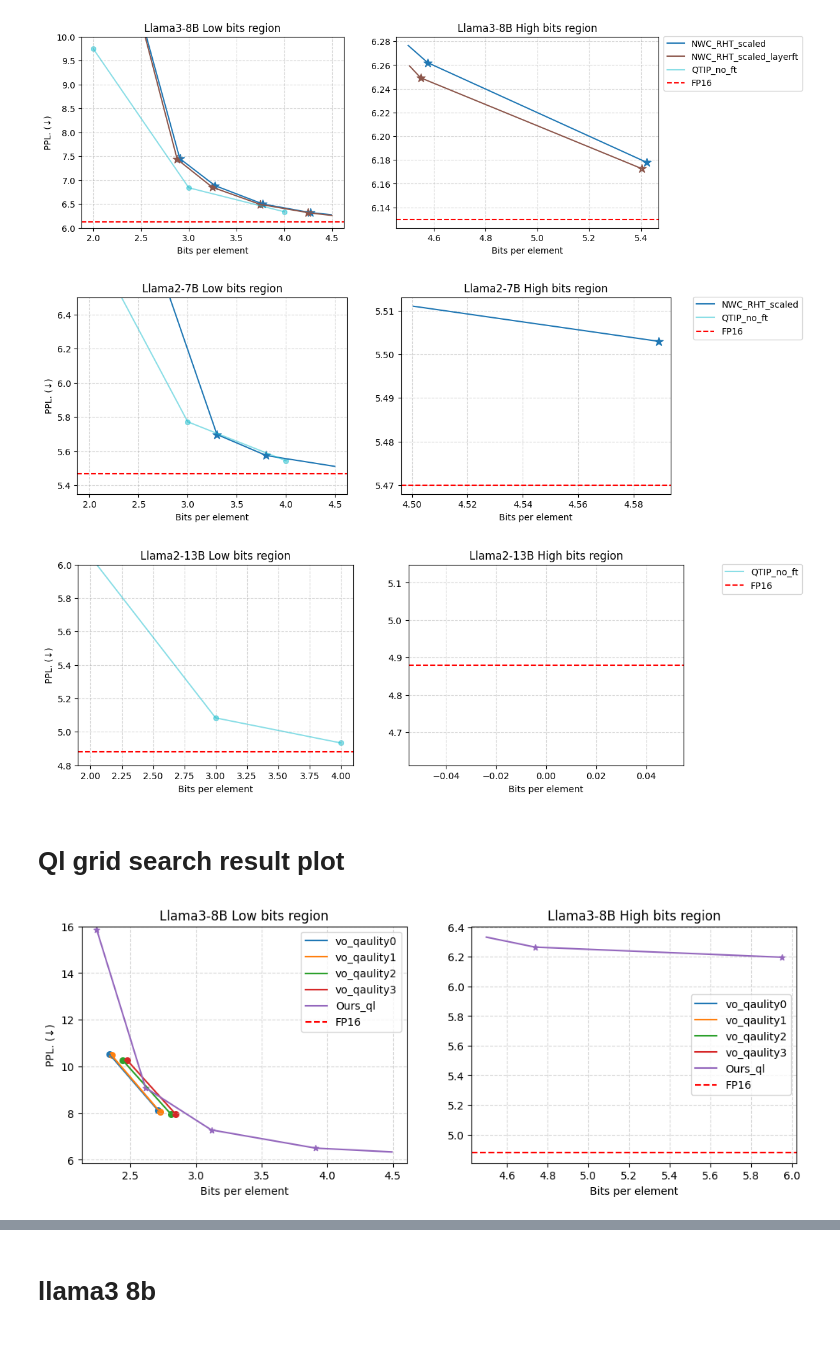
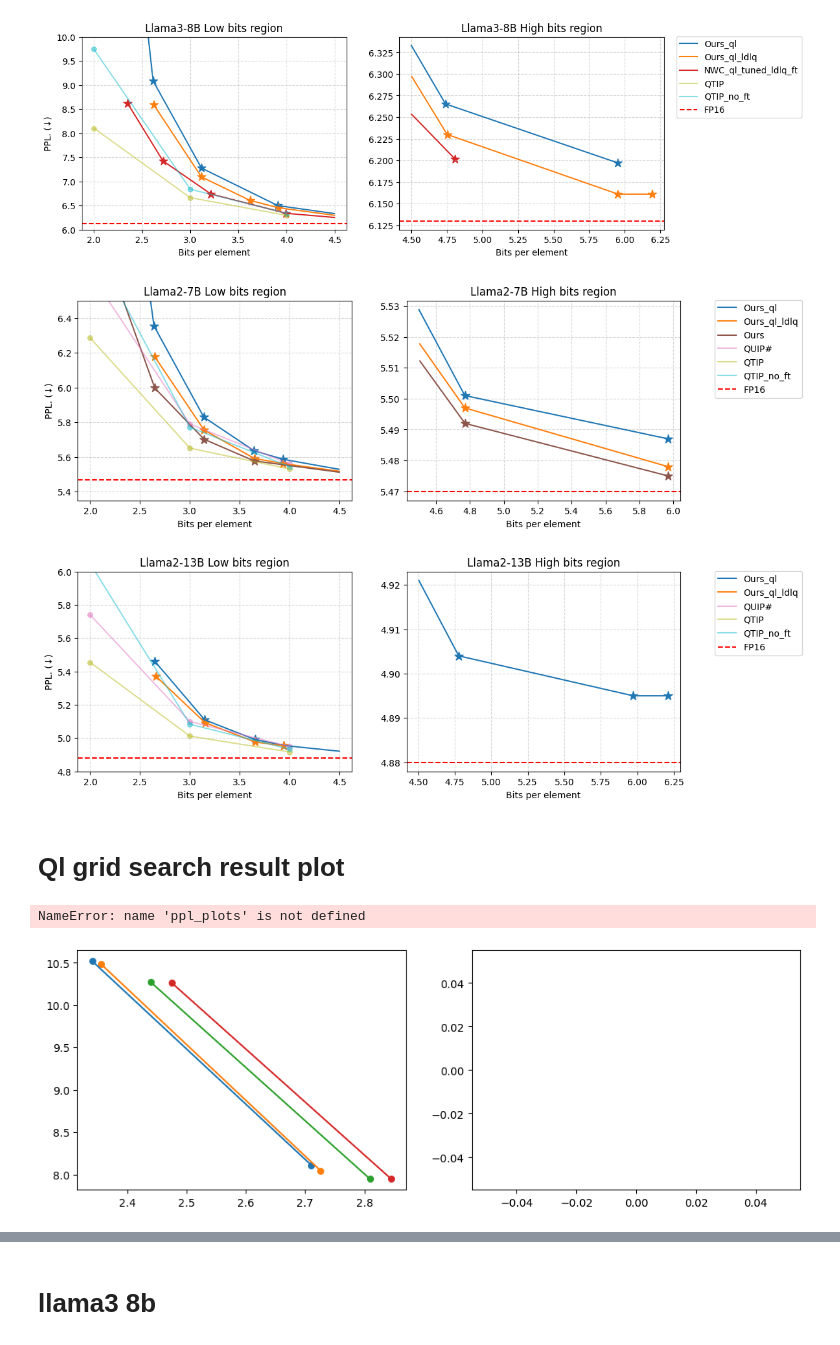
Before and after one commit to ryu326/weight_compression, a Jupyter notebook: notebooks/plot_bpp_acc.ipynb, the cells around one changed output, grey strips where cells are left out. Cells and saved outputs as stored; diff of their text form; code cells hidden in the pictures.

Commit message:
ready to run quip sharp 3-8b

```diff
--- a/notebooks/plot_bpp_acc.ipynb
+++ b/notebooks/plot_bpp_acc.ipynb
@@ -14,17 +14,19 @@ ppl_plot = [
         # 'AWQ',
         # 'OMNIQ',
         # 'Ours_base',
-        # 'Ours_ql',
-        # 'Ours_ql_ldlq',
-        'NWC_RHT_scaled',
-        'NWC_RHT_scaled_layerft',
+        'Ours_ql',
+        'Ours_ql_ldlq',
+        # 'NWC_RHT_scaled',
+        # 'NWC_RHT_scaled_layerft',
+        'NWC_ql_tuned_ldlq_ft',
         # 'NWC_RHT_scaled_ldlq',
         # 'NWC_global_ql',
         # 'NWC_global_ql_v2',
         # 'Ours_ft',
-        # 'Ours',
+        'Ours',
         # 'AQLM',
-        # 'QUIP#',
+        'QUIP#',
+        'QTIP',
         'QTIP_no_ft',
     ]
 import matplotlib.cm as cm
@@ -39,17 +41,19 @@ ppl_plot = [
         # 'AWQ',
         # 'OMNIQ',
         # 'Ours_base',
-        # 'Ours_ql',
-        # 'Ours_ql_ldlq',
-        'NWC_RHT_scaled',
-        'NWC_RHT_scaled_layerft',
+        'Ours_ql',
+        'Ours_ql_ldlq',
+        # 'NWC_RHT_scaled',
+        # 'NWC_RHT_scaled_layerft',
+        'NWC_ql_tuned_ldlq_ft',
         # 'NWC_RHT_scaled_ldlq',
         # 'NWC_global_ql',
         # 'NWC_global_ql_v2',
         # 'Ours_ft',
-        # 'Ours',
+        'Ours',
         # 'AQLM',
-        # 'QUIP#',
+        'QUIP#',
+        'QTIP',
         'QTIP_no_ft',
     ]
 
@@ -142,36 +146,36 @@ for m_name, plots in ppl_plots.items():
         #         bpp = replace_none_with_nan(v['bpp'])
         #         mse = replace_none_with_nan(v['mse'])
 
         #         # 곡선 피팅
         #         mask = np.isfinite(mse)
         #         x_smooth = np.linspace(bpp[mask].min(), bpp[mask].max(), 500)
         #         spline = make_interp_spline(bpp[mask], mse[mask], k=k_order)  # 3차 스플라인
         #         y_smooth = spline(x_smooth)
 
         #         axs[0].plot(x_smooth[x_smooth <= bit_split], y_smooth[x_smooth <= bit_split], linestyle='-', color=colors[k], label=k)
         #         axs[0].scatter(bpp[mask][bpp[mask] <= bit_split], mse[mask][bpp[mask] <= bit_split], color=colors[k], marker='o')
 
         #         axs[1].plot(x_smooth[x_smooth > bit_split], y_smooth[x_smooth > bit_split], linestyle='-', color=colors[k], label=k)
         #         axs[1].scatter(bpp[mask][bpp[mask] > bit_split], mse[mask][bpp[mask] > bit_split], color=colors[k], marker='o')
 
         # for ax in axs:
         #     ax.axhline(y=0, color='r', linestyle='--', label='FP16')
         #     ax.set_xlabel('BPP')
         #     ax.grid(True)
 
         # axs[0].set_title('Low bits region')
         # axs[1].set_title('High bits region')
         # axs[0].set_ylabel('MSE (normalized)')
         # # axs[0].set_xlim(3, None)
         # # axs[0].set_ylim(None, 0.025)
         # # axs[1].set_xlim(5.4, 9)
         # plt.suptitle(m_name)
         # plt.legend()
         # plt.show()
 # %% [output]
-[figure, old version]
+[figure, new version]
-[figure, old version]
+[figure, new version]
-[figure, old version]
+[figure, new version]
 # %% [markdown]
 # Ql grid search result plot
 # %%
@@ -291,5 +295,6 @@ for l in ['vo']:
     # fig.legend(unique_labels.values(), unique_labels.keys(), loc='upper center', bbox_to_anchor=(1, 0.9), ncol=1)
     plt.show()
 # %% [output]
+NameError: name 'ppl_plots' is not defined
-[figure, old version]
+[figure, new version]
 # %%
```
Also changed, not shown: parts of 2 cells of this notebook, 12 other files.
